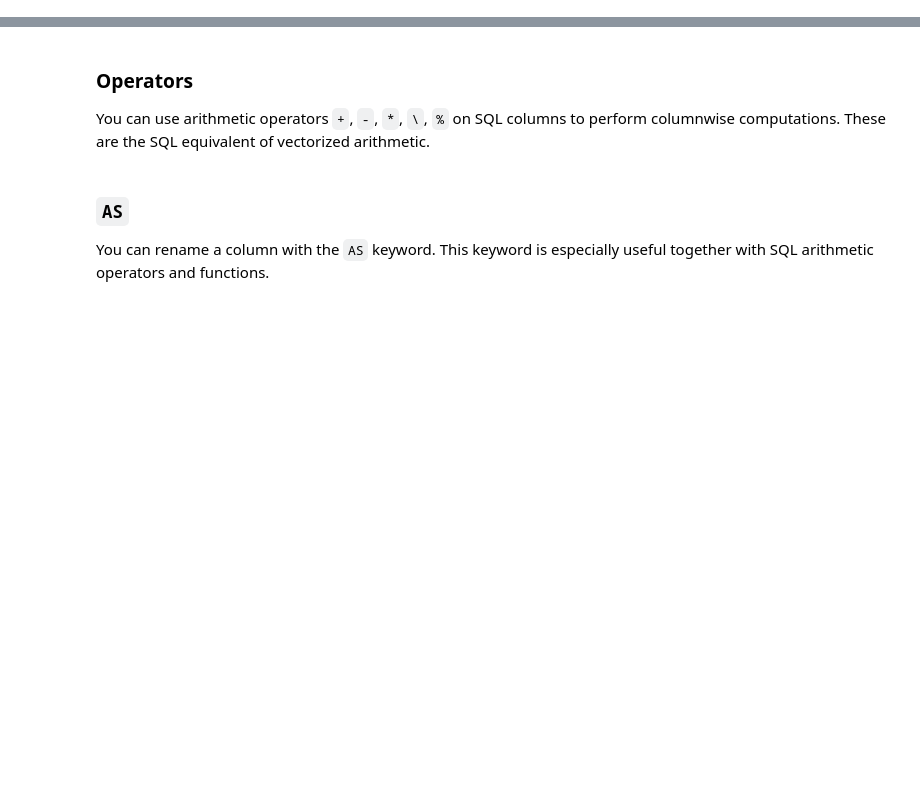
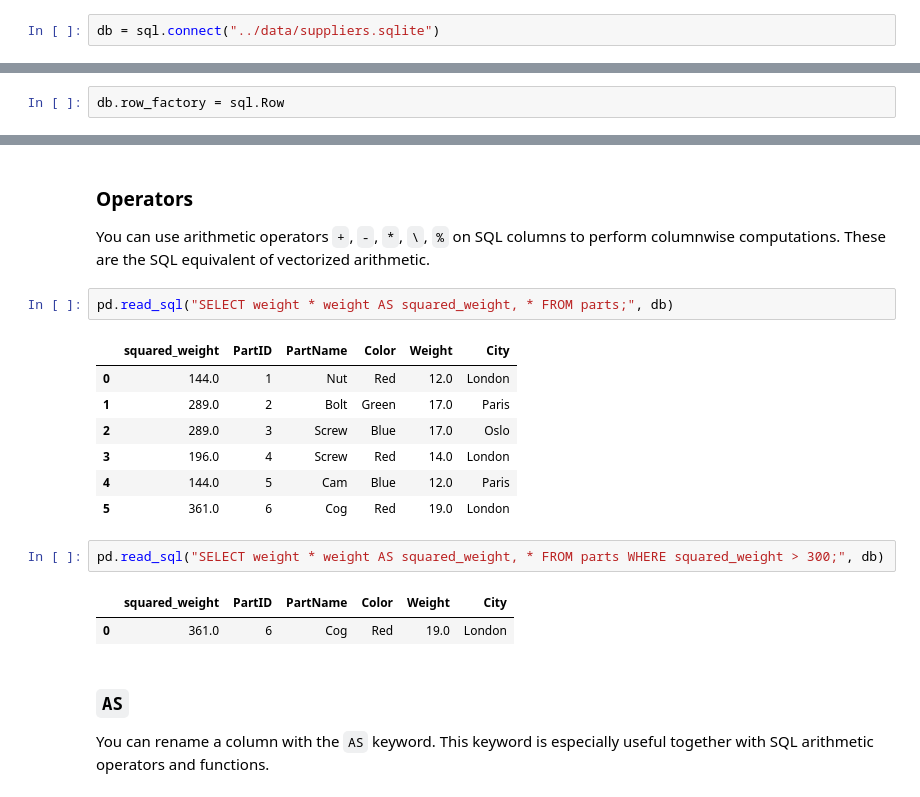
Before and after one commit to 2019-winter-ucdavis-sta141b/notes, a Jupyter notebook: lecture/02.21/notes.ipynb, the cells around one changed output, grey strips where cells are left out. Saved outputs shown, nothing was run; the diff lists cells and outputs as text; blank space fills up the shorter version.

```diff
--- a/lecture/02.21/notes.ipynb
+++ b/lecture/02.21/notes.ipynb
@@ -69,3 +71,5 @@ Let's connect to the suppliers database:
 import sqlite3 as sql
 # %% [markdown]
 To connect to a database, use the module's `connect()` function. This is similar to opening a file; you should close the database when you're done using it.
+# %%
+db = sql.connect("../data/suppliers.sqlite")
@@ -78,4 +107,6 @@ To get the results from the database, use one of the cursor's fetch methods. The
 # %% [markdown]
 By default, `sqlite3` will return rows as tuples. If you'd rather have the rows as dictionaries indexed by column name, set the `.row_factory` attribute on the database connection.
+# %%
+db.row_factory = sql.Row
 # %% [markdown]
 Now the rows will behave like dictionaries:
@@ -143,6 +298,21 @@ The `BETWEEN` keyword is useful for selecting ranges.
 ### Operators
 
 You can use arithmetic operators `+`, `-`, `*`, `\`, `%` on SQL columns to perform columnwise computations. These are the SQL equivalent of vectorized arithmetic.
+# %%
+pd.read_sql("SELECT weight * weight AS squared_weight, * FROM parts;", db)
+# %% [output]
+|  | squared_weight | PartID | PartName | Color | Weight | City |
+| 0 | 144.0 | 1 | Nut | Red | 12.0 | London |
+| 1 | 289.0 | 2 | Bolt | Green | 17.0 | Paris |
+| 2 | 289.0 | 3 | Screw | Blue | 17.0 | Oslo |
+| 3 | 196.0 | 4 | Screw | Red | 14.0 | London |
+| 4 | 144.0 | 5 | Cam | Blue | 12.0 | Paris |
+| 5 | 361.0 | 6 | Cog | Red | 19.0 | London |
+# %%
+pd.read_sql("SELECT weight * weight AS squared_weight, * FROM parts WHERE squared_weight > 300;", db)
+# %% [output]
+|  | squared_weight | PartID | PartName | Color | Weight | City |
+| 0 | 361.0 | 6 | Cog | Red | 19.0 | London |
 # %% [markdown]
 ### `AS`
 
```
Also changed, not shown: parts of 32 cells of this notebook.
